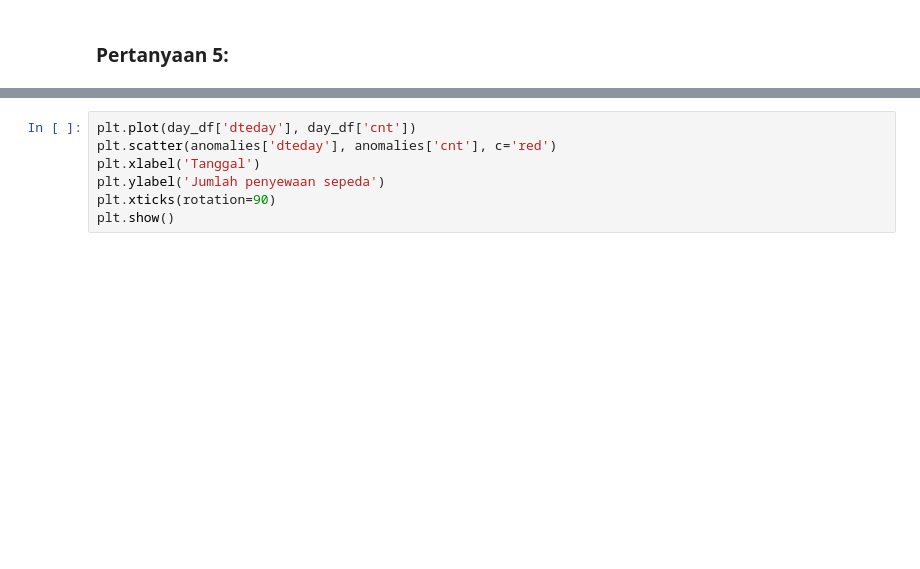
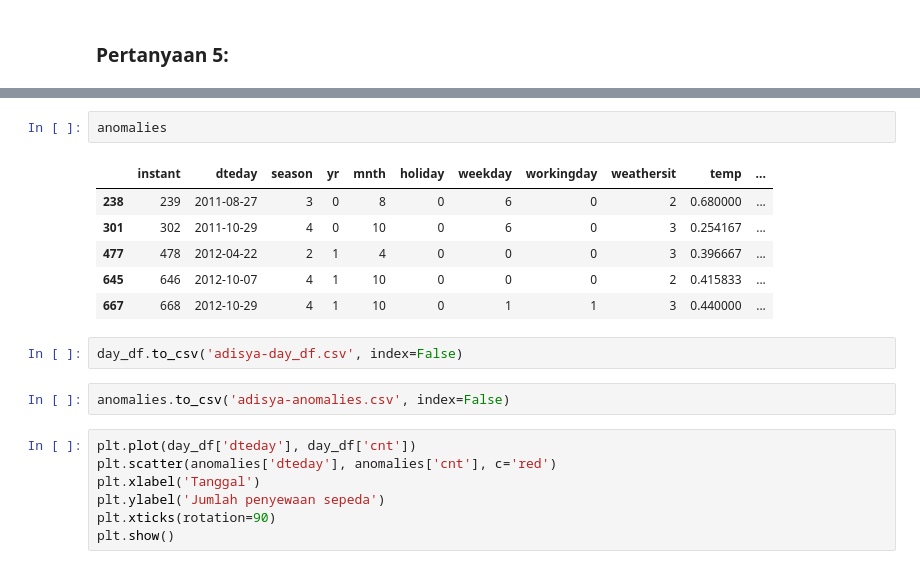
Before and after one commit to ariqhikari/UAS-IF7-Scrapy, a Jupyter notebook: notebook.ipynb, the cells around one changed output, grey strips where cells are left out. Cells and saved outputs as stored; diff of their text form; blank space fills up the shorter version.

```diff
--- a/notebook.ipynb
+++ b/notebook.ipynb
@@ -399,3 +441,16 @@ plt.show()
+# %%
+anomalies
+# %% [output]
+|  | instant | dteday | season | yr | mnth | holiday | weekday | workingday | weathersit | temp | ... |
+| 238 | 239 | 2011-08-27 | 3 | 0 | 8 | 0 | 6 | 0 | 2 | 0.680000 | ... |
+| 301 | 302 | 2011-10-29 | 4 | 0 | 10 | 0 | 6 | 0 | 3 | 0.254167 | ... |
+| 477 | 478 | 2012-04-22 | 2 | 1 | 4 | 0 | 0 | 0 | 3 | 0.396667 | ... |
+| 645 | 646 | 2012-10-07 | 4 | 1 | 10 | 0 | 0 | 0 | 2 | 0.415833 | ... |
+| 667 | 668 | 2012-10-29 | 4 | 1 | 10 | 0 | 1 | 1 | 3 | 0.440000 | ... |
+# %%
+day_df.to_csv('adisya-day_df.csv', index=False)
+# %%
+anomalies.to_csv('adisya-anomalies.csv', index=False)
 # %%
 plt.plot(day_df['dteday'], day_df['cnt'])
 plt.scatter(anomalies['dteday'], anomalies['cnt'], c='red')
```
Also changed, not shown: parts of 9 cells of this notebook, 1 other file.
